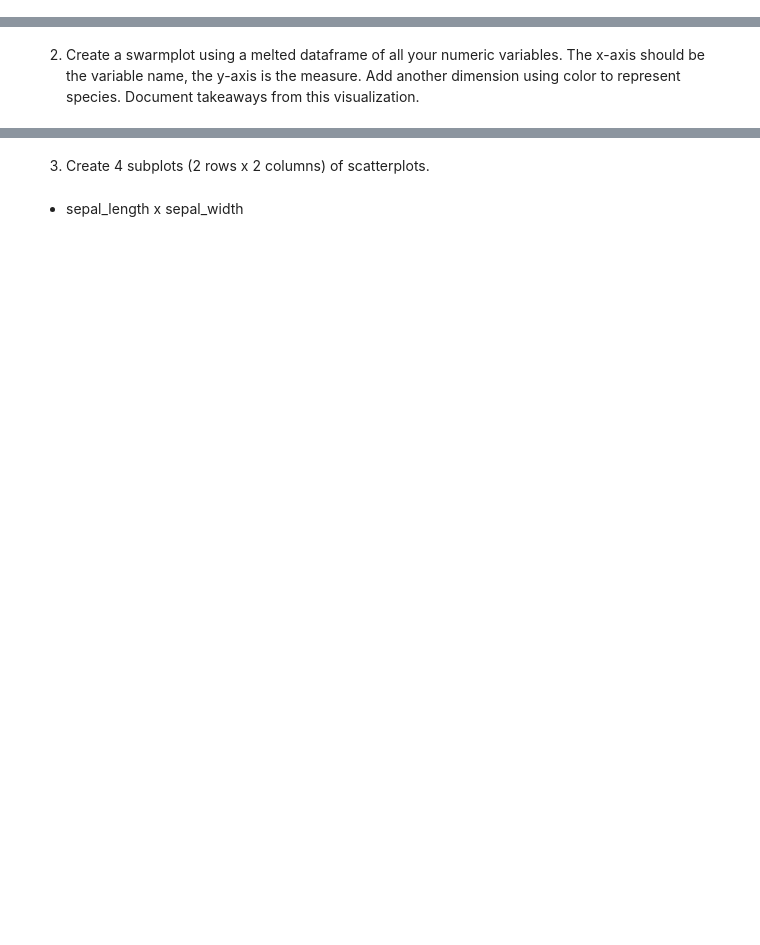
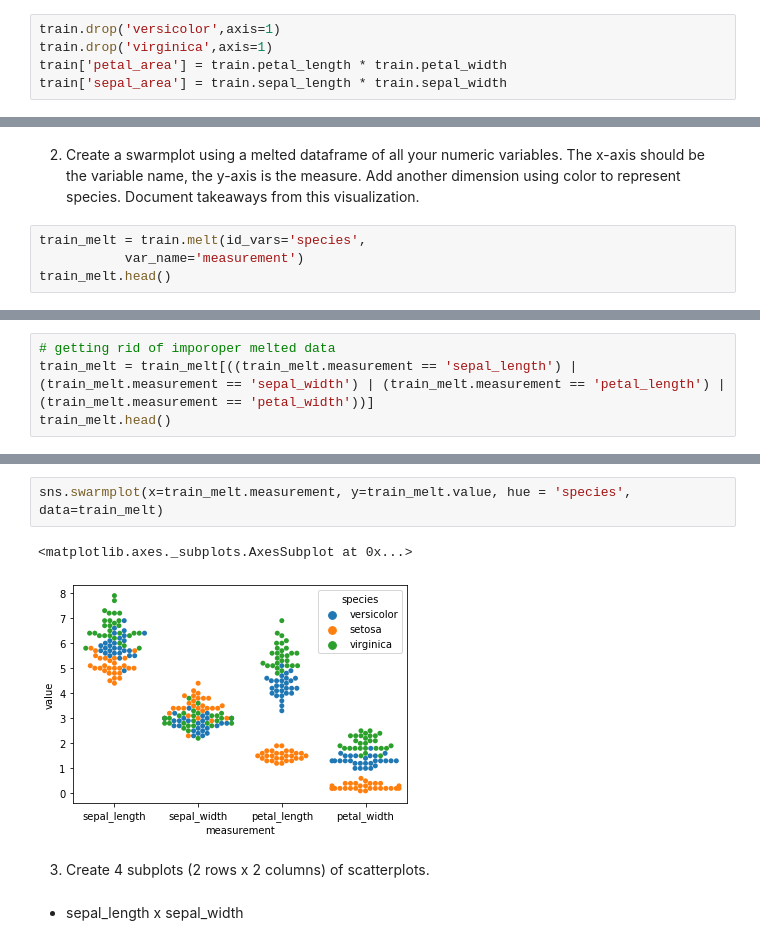
Before and after one commit to ThompsonBethany01/classification-exercises, a Jupyter notebook: classification_exercises.ipynb, the cells around one changed output, grey strips where cells are left out. Cells and saved outputs as stored; diff of their text form; blank space fills up the shorter version.

```diff
--- a/classification_exercises.ipynb
+++ b/classification_exercises.ipynb
@@ -535,3 +535,8 @@ train.head()
 | 133 | virginica | 6.3 | 2.8 | 5.1 | 1.5 | 0 | 1 |
 | 95 | versicolor | 5.7 | 3.0 | 4.2 | 1.2 | 1 | 0 |
 | 18 | setosa | 5.7 | 3.8 | 1.7 | 0.3 | 0 | 0 |
+# %%
+train.drop('versicolor',axis=1)
+train.drop('virginica',axis=1)
+train['petal_area'] = train.petal_length * train.petal_width
+train['sepal_area'] = train.sepal_length * train.sepal_width
@@ -538,2 +563,6 @@ train.head()
 # %% [markdown]
 2. Create a swarmplot using a melted dataframe of all your numeric variables. The x-axis should be the variable name, the y-axis is the measure. Add another dimension using color to represent species. Document takeaways from this visualization.
+# %%
+train_melt = train.melt(id_vars='species',
+           var_name='measurement')
+train_melt.head()
@@ -539,0 +576,4 @@ train.head()
+# %%
+# getting rid of imporoper melted data
+train_melt = train_melt[((train_melt.measurement == 'sepal_length') | (train_melt.measurement == 'sepal_width') | (train_melt.measurement == 'petal_length') | (train_melt.measurement == 'petal_width'))]
+train_melt.head()
@@ -540,3 +587,8 @@ train.head()
+# %%
+sns.swarmplot(x=train_melt.measurement, y=train_melt.value, hue = 'species', data=train_melt)
+# %% [output]
+<matplotlib.axes._subplots.AxesSubplot at 0x...>
+[figure, added]
 # %% [markdown]
 3. Create 4 subplots (2 rows x 2 columns) of scatterplots.
 # %% [markdown]
```
Also changed, not shown: parts of 11 cells of this notebook.
